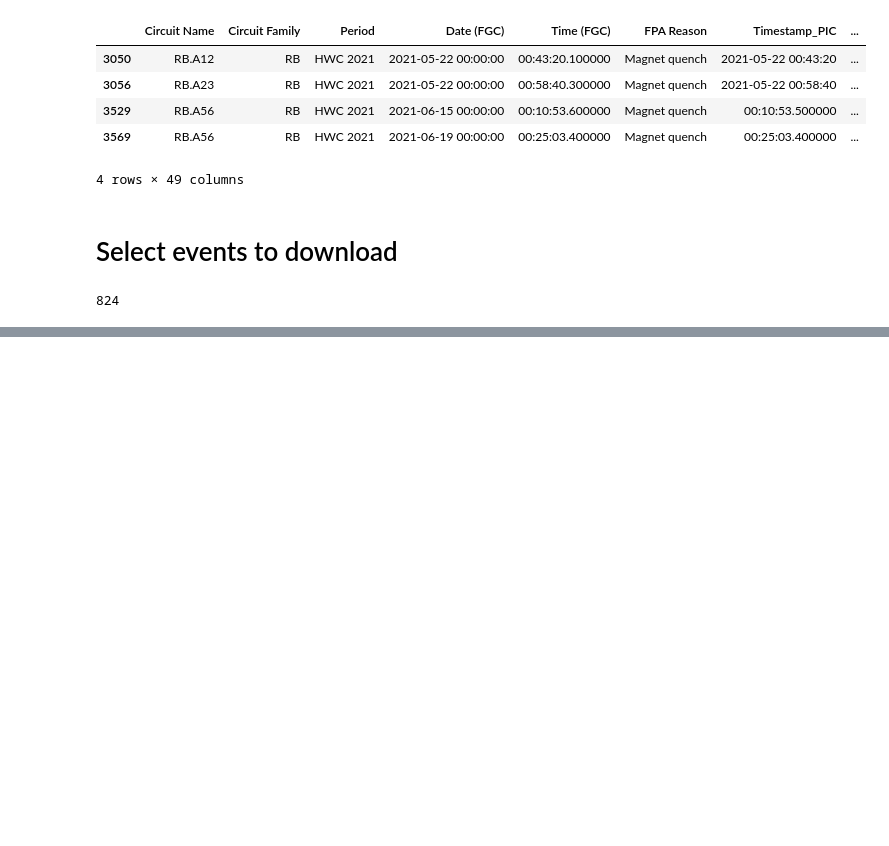
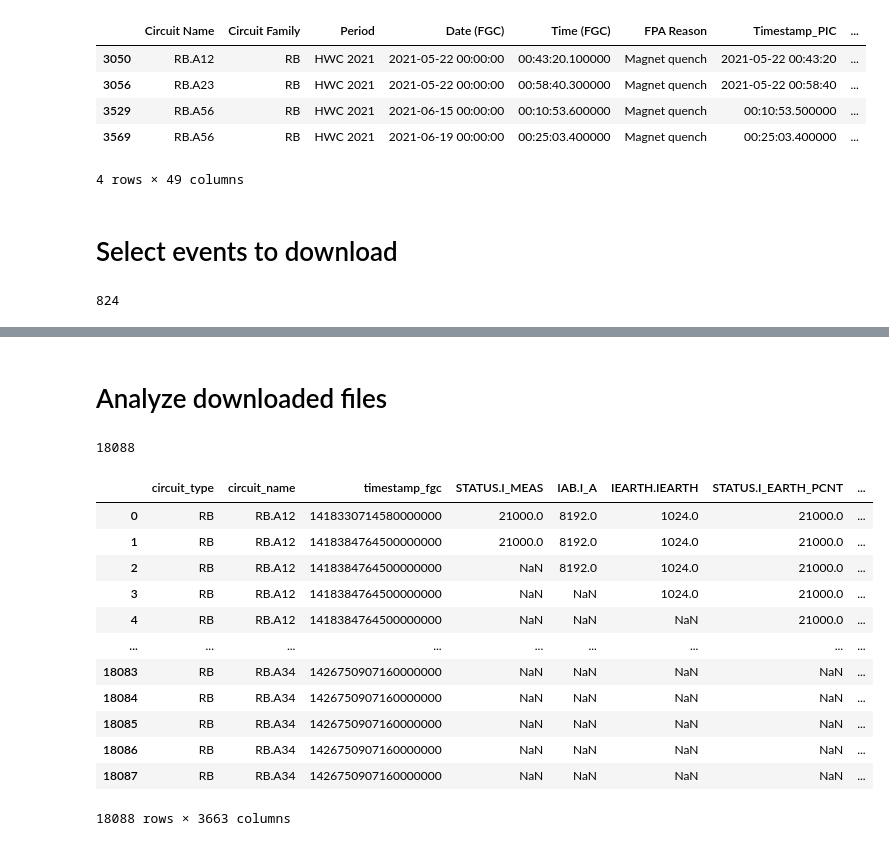
Before and after one commit to cobermai/lhc_anomaly_detection, a Jupyter notebook: notebooks/RB_FPA_data_aquisition.ipynb, the cells around one changed output, grey strips where cells are left out. Cells and saved outputs as stored; diff of their text form; code cells hidden in the pictures; blank space fills up the shorter version.

```diff
--- a/notebooks/RB_FPA_data_aquisition.ipynb
+++ b/notebooks/RB_FPA_data_aquisition.ipynb
@@ -832,0 +279,23 @@ data
+# %% [markdown]
+# Analyze downloaded files
+# %%
+context_df = pd.read_csv("./context_data.csv")
+len(context_df)
+# %% [output]
+18088
+# %%
+context_df
+# %% [output]
+|  | circuit_type | circuit_name | timestamp_fgc | STATUS.I_MEAS | IAB.I_A | IEARTH.IEARTH | STATUS.I_EARTH_PCNT | ... |
+| 0 | RB | RB.A12 | 1418330714580000000 | 21000.0 | 8192.0 | 1024.0 | 21000.0 | ... |
+| 1 | RB | RB.A12 | 1418384764500000000 | 21000.0 | 8192.0 | 1024.0 | 21000.0 | ... |
+| 2 | RB | RB.A12 | 1418384764500000000 | NaN | 8192.0 | 1024.0 | 21000.0 | ... |
+| 3 | RB | RB.A12 | 1418384764500000000 | NaN | NaN | 1024.0 | 21000.0 | ... |
+| 4 | RB | RB.A12 | 1418384764500000000 | NaN | NaN | NaN | 21000.0 | ... |
+| ... | ... | ... | ... | ... | ... | ... | ... | ... |
+| 18083 | RB | RB.A34 | 1426750907160000000 | NaN | NaN | NaN | NaN | ... |
+| 18084 | RB | RB.A34 | 1426750907160000000 | NaN | NaN | NaN | NaN | ... |
+| 18085 | RB | RB.A34 | 1426750907160000000 | NaN | NaN | NaN | NaN | ... |
+| 18086 | RB | RB.A34 | 1426750907160000000 | NaN | NaN | NaN | NaN | ... |
+| 18087 | RB | RB.A34 | 1426750907160000000 | NaN | NaN | NaN | NaN | ... |
+18088 rows × 3663 columns
```
Also changed, not shown: parts of 12 cells of this notebook, 8 other files.
